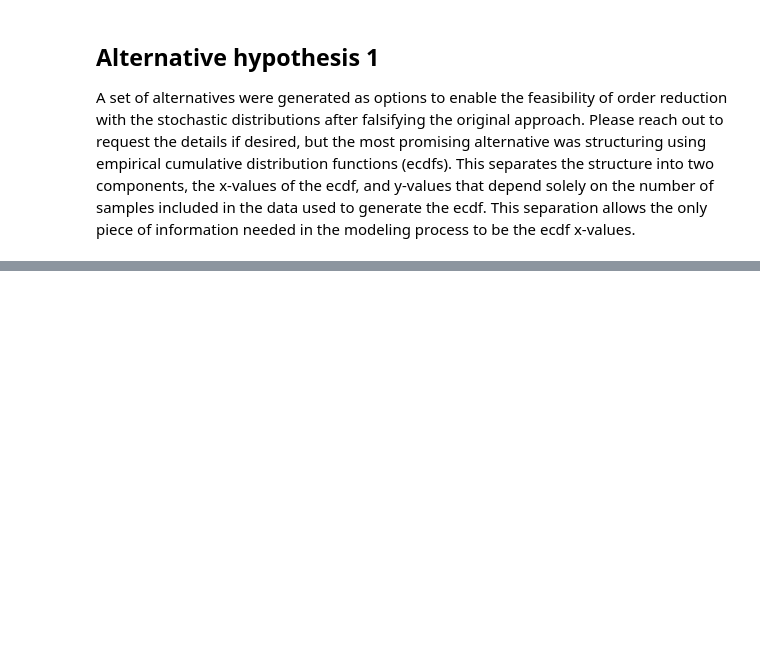
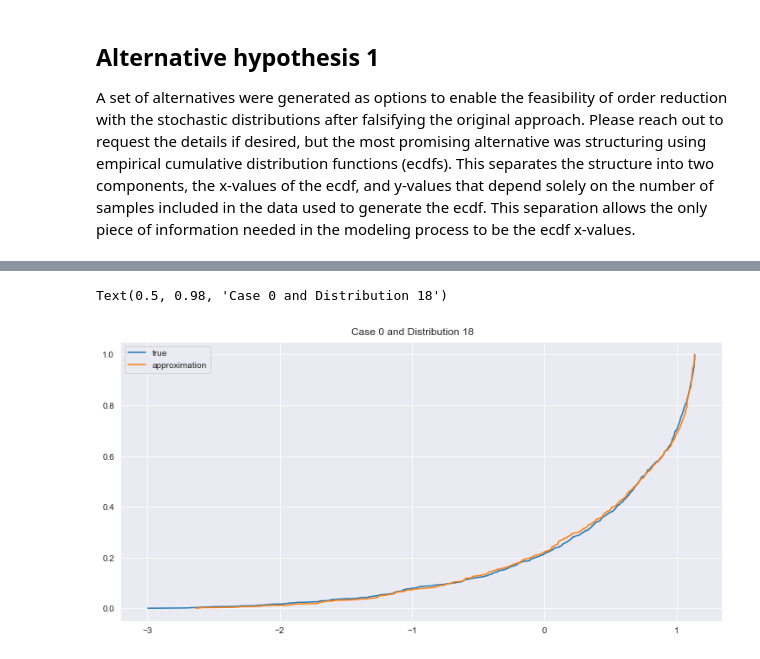
Before and after one commit to acb-code/distribution-surrogates, a Jupyter notebook: 4_emulator_parametric_OR.ipynb, the cells around one changed output, grey strips where cells are left out. Saved outputs shown, nothing was run; the diff lists cells and outputs as text; code cells hidden in the pictures; blank space fills up the shorter version.

```diff
--- a/4_emulator_parametric_OR.ipynb
+++ b/4_emulator_parametric_OR.ipynb
@@ -203,7 +203,7 @@ ecdfx_approx = cpgen.pca_destack(pca.inverse_transform(latent_data), ecdfx_true.
 
 or_model_data = Data(ecdf_vals=(ecdf_y, ecdfx_approx),
                      discrete_flags=exp_data.discrete_flags,
-                     custom_scaler=exp_data.custom_scaler,
+                     custom_scaler=exp_data.scaler,
                      custom_bins=exp_data.custom_bins)
 or_model_data.data_setup_from_ecdfs()
 # %% [output]
@@ -213,0 +212,17 @@ Wall time: 5min 49s
+# %%
+# get ecdf predictions
+ecdf_y_, ecdfx_or = or_model_data.scaled_ecdfs
+# %%
+# plot one comparison
+case_to_plot = 0
+dist_to_plot = 18
+title = "Case " + str(case_to_plot) + " and Distribution " + str(dist_to_plot)
+# plot example of epdf structure
+fig4, ax4 = plt.subplots(1,1, figsize=(10,5), constrained_layout=True)
+ax4.plot(ecdfx_true[case_to_plot,:,dist_to_plot], ecdf_y, label='true')
+ax4.plot(ecdfx_or[case_to_plot,:,dist_to_plot], ecdf_y, label='approximation')
+ax4.legend()
+plt.suptitle(title)
+# %% [output]
+Text(0.5, 0.98, 'Case 0 and Distribution 18')
+[figure, added]
```
Also changed, not shown: parts of 7 cells of this notebook, 1 other file.
